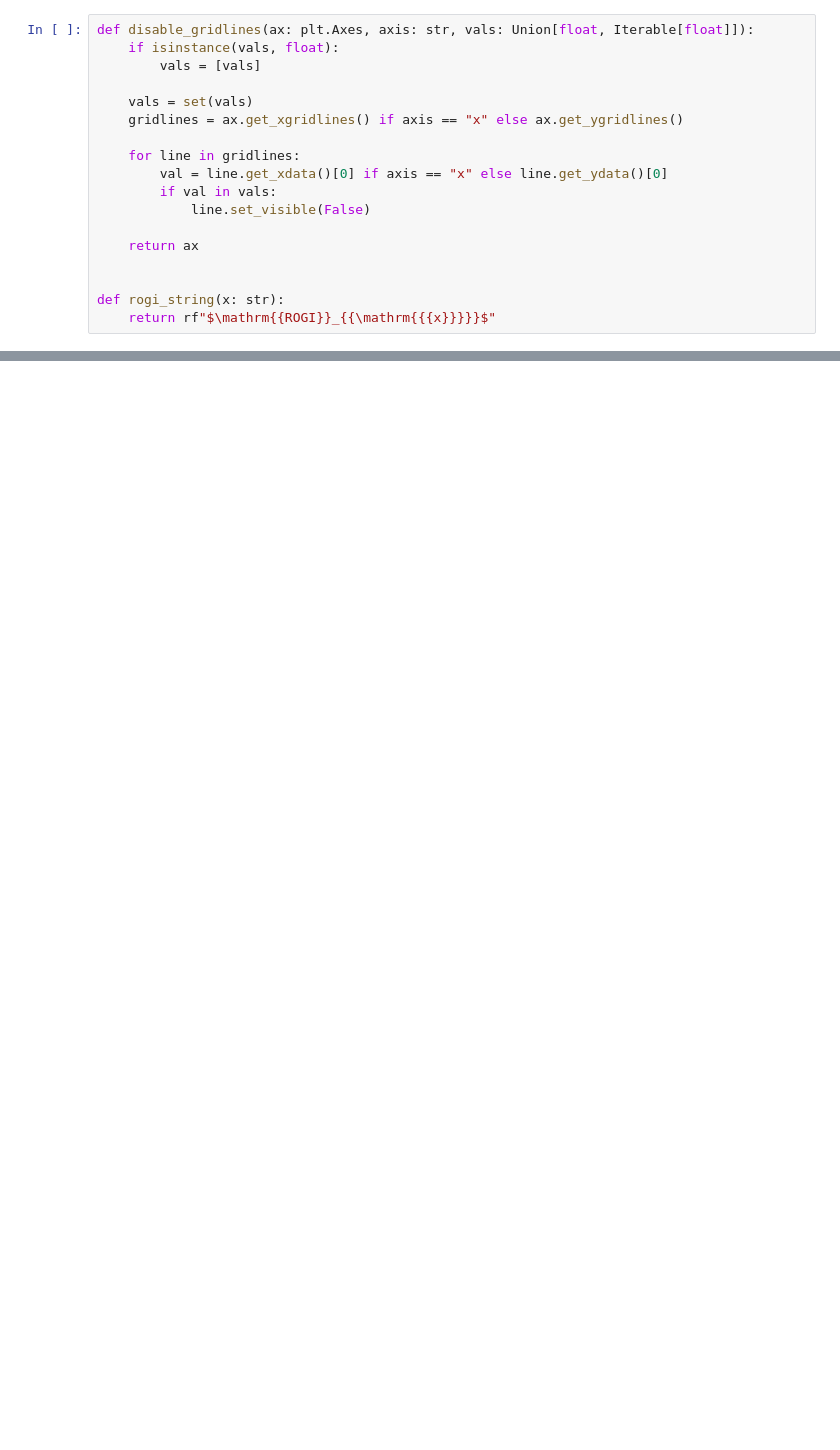
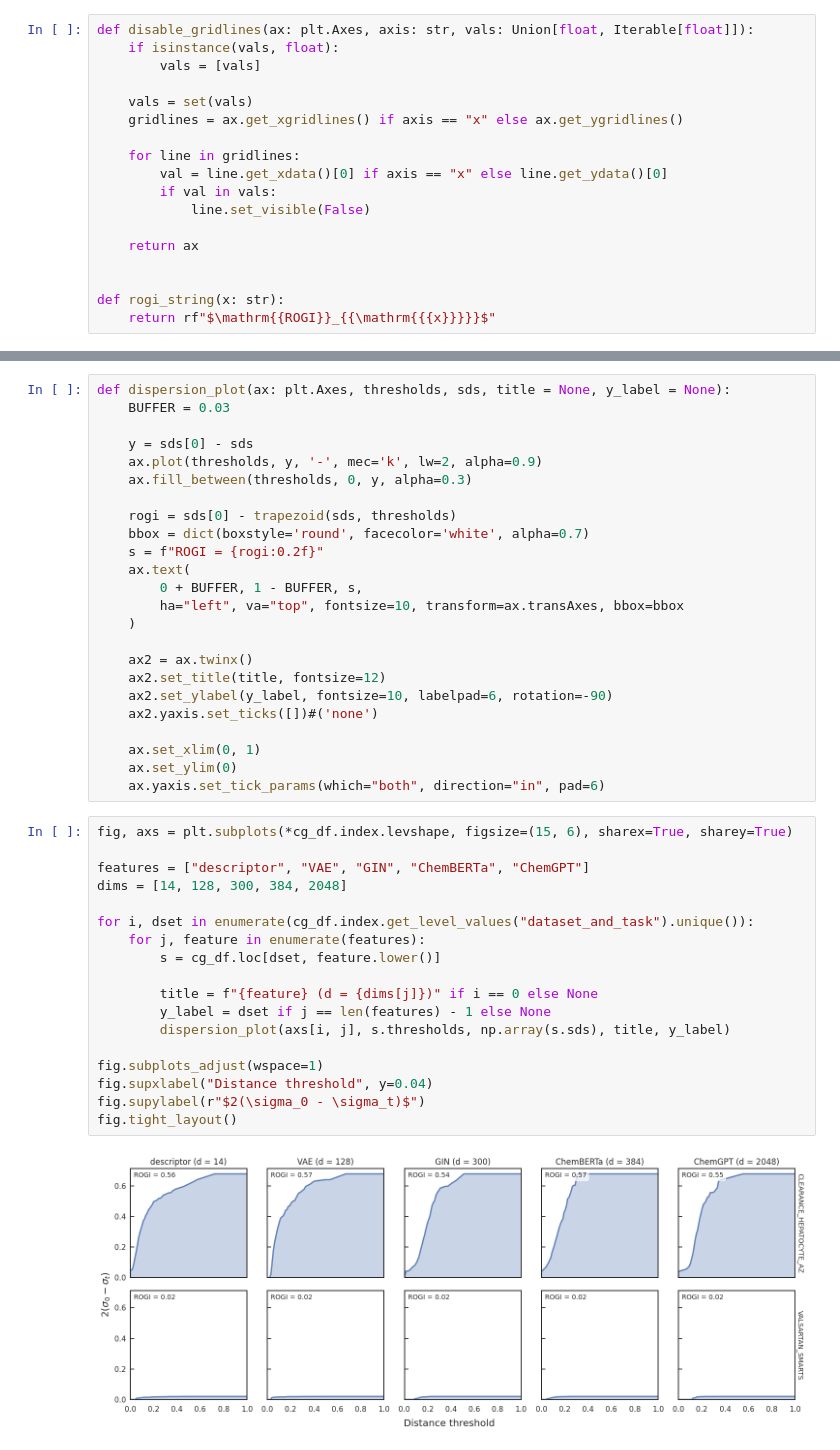
Before and after one commit to coleygroup/rogi-xd, a Jupyter notebook: plots.ipynb, the cells around one changed output, grey strips where cells are left out. Cells and saved outputs as stored; diff of their text form; blank space fills up the shorter version.

```diff
--- a/plots.ipynb
+++ b/plots.ipynb
@@ -199,0 +199,44 @@ fig.savefig("./results/figures/boxplot.pdf", bbox_inches="tight")
+# %%
+def dispersion_plot(ax: plt.Axes, thresholds, sds, title = None, y_label = None):
+    BUFFER = 0.03
+
+    y = sds[0] - sds
+    ax.plot(thresholds, y, '-', mec='k', lw=2, alpha=0.9)
+    ax.fill_between(thresholds, 0, y, alpha=0.3)
+
+    rogi = sds[0] - trapezoid(sds, thresholds)
+    bbox = dict(boxstyle='round', facecolor='white', alpha=0.7)
+    s = f"ROGI = {rogi:0.2f}"
+    ax.text(
+        0 + BUFFER, 1 - BUFFER, s,
+        ha="left", va="top", fontsize=10, transform=ax.transAxes, bbox=bbox
+    )
+
+    ax2 = ax.twinx()
+    ax2.set_title(title, fontsize=12)
+    ax2.set_ylabel(y_label, fontsize=10, labelpad=6, rotation=-90)
+    ax2.yaxis.set_ticks([])#('none')
+
+    ax.set_xlim(0, 1)
+    ax.set_ylim(0)
+    ax.yaxis.set_tick_params(which="both", direction="in", pad=6)
+# %%
+fig, axs = plt.subplots(*cg_df.index.levshape, figsize=(15, 6), sharex=True, sharey=True)
+
+features = ["descriptor", "VAE", "GIN", "ChemBERTa", "ChemGPT"]
+dims = [14, 128, 300, 384, 2048]
+
+for i, dset in enumerate(cg_df.index.get_level_values("dataset_and_task").unique()):
+    for j, feature in enumerate(features):
+        s = cg_df.loc[dset, feature.lower()]
+
+        title = f"{feature} (d = {dims[j]})" if i == 0 else None
+        y_label = dset if j == len(features) - 1 else None
+        dispersion_plot(axs[i, j], s.thresholds, np.array(s.sds), title, y_label)
+
+fig.subplots_adjust(wspace=1)
+fig.supxlabel("Distance threshold", y=0.04)
+fig.supylabel(r"$2(\sigma_0 - \sigma_t)$")
+fig.tight_layout()
+# %% [output]
+[figure, added]
```
Also changed, not shown: parts of 14 cells of this notebook, 6 other files.
